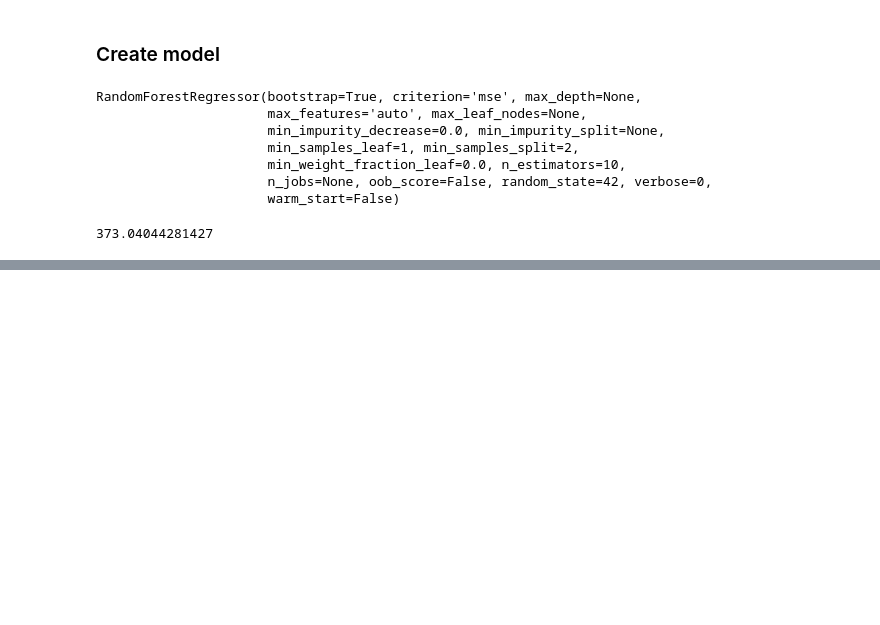
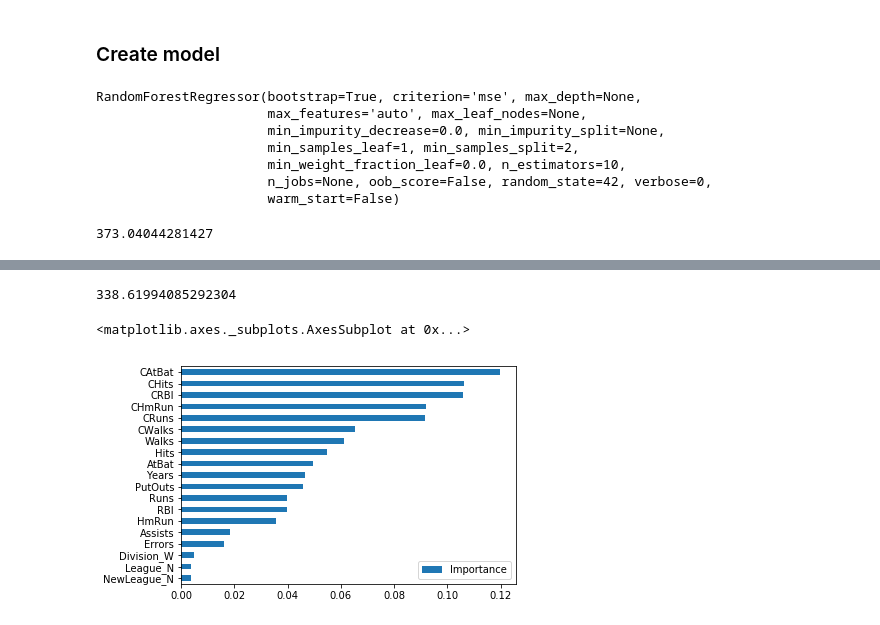
Before and after one commit to tsdmrfth/machine-learning-pr, a Jupyter notebook: non_linear_regression/non_linear_regression.ipynb, the cells around one changed output, grey strips where cells are left out. Saved outputs shown, nothing was run; the diff lists cells and outputs as text; code cells hidden in the pictures; blank space fills up the shorter version.

Commit message:
Tuned Random Forest model.

```diff
--- a/non_linear_regression/non_linear_regression.ipynb
+++ b/non_linear_regression/non_linear_regression.ipynb
@@ -716,0 +725,2 @@ rf_model_error
+# %%
+rf_model_cv = GridSearchCV(rf_model, rf_params, cv=10, n_jobs=-1).fit(X_train, y_train)
@@ -716,0 +731,10 @@ rf_model_error
+# %%
+best_params = rf_model_cv.best_params_
+
+rf_model_tuned = RandomForestRegressor(
+    random_state=42,
+    max_depth=best_params['max_depth'],
+    max_features=best_params['max_features'],
+    n_estimators=best_params['n_estimators']
+)
+rf_model_tuned.fit(X_train, y_train)
@@ -716,0 +751,14 @@ rf_model_error
+# %%
+rf_model_tuned_error = np.sqrt(mean_squared_error(y_test, y_pred))
+rf_model_tuned_error
+# %% [output]
+338.61994085292304
+# %%
+importances = pd.DataFrame({'Importance': rf_model_tuned.feature_importances_}, index=X_train.columns)
+# %%
+importances.sort_values(by='Importance', ascending=True, inplace=True)
+# %%
+importances.plot.barh()
+# %% [output]
+<matplotlib.axes._subplots.AxesSubplot at 0x...>
+[figure, added]
```
Also changed, not shown: parts of 5 cells of this notebook.
